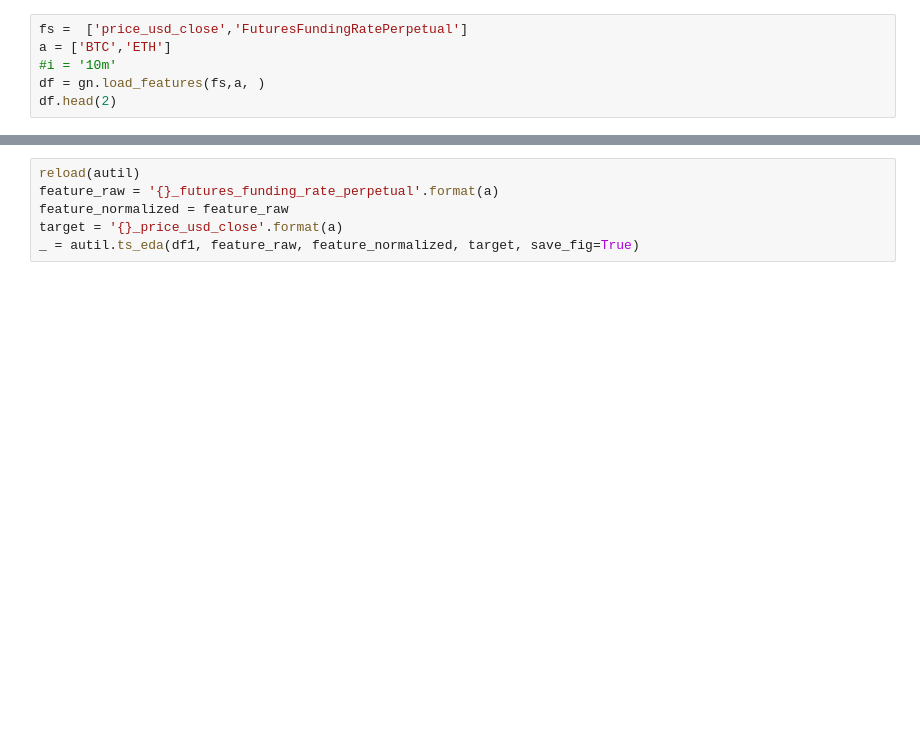
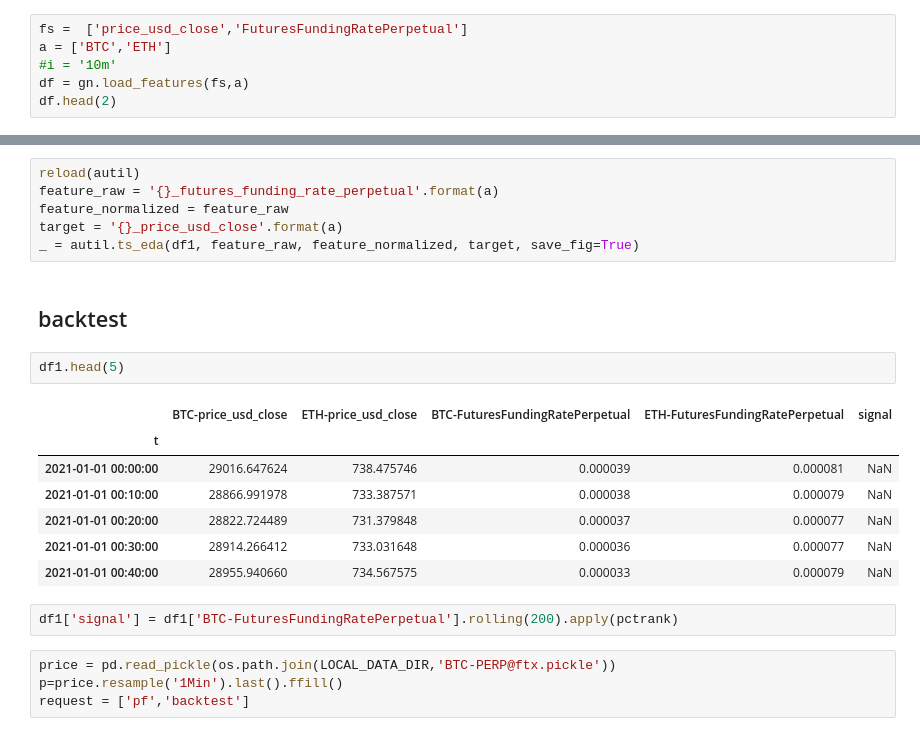
Before and after one commit to webclinic017/cdcqr-1, a Jupyter notebook: cdcqr/data/glassnode/features/derivatives.ipynb, the cells around one changed output, grey strips where cells are left out. Saved outputs shown, nothing was run; the diff lists cells and outputs as text; blank space fills up the shorter version.

Commit message:
modulized backtest

```diff
--- a/cdcqr/data/glassnode/features/derivatives.ipynb
+++ b/cdcqr/data/glassnode/features/derivatives.ipynb
@@ -12,5 +19,5 @@ gn = gnd.GlassnodeData()
 fs =  ['price_usd_close','FuturesFundingRatePerpetual']
 a = ['BTC','ETH']
 #i = '10m'
-df = gn.load_features(fs,a, )
+df = gn.load_features(fs,a)
 df.head(2)
@@ -27,3 +54,21 @@ feature_raw = '{}_futures_funding_rate_perpetual'.format(a)
 feature_normalized = feature_raw
 target = '{}_price_usd_close'.format(a)
 _ = autil.ts_eda(df1, feature_raw, feature_normalized, target, save_fig=True)
+# %% [markdown]
+## backtest
+# %%
+df1.head(5)
+# %% [output]
+|  | BTC-price_usd_close | ETH-price_usd_close | BTC-FuturesFundingRatePerpetual | ETH-FuturesFundingRatePerpetual | signal |
+| t |  |  |  |  |  |
+| 2021-01-01 00:00:00 | 29016.647624 | 738.475746 | 0.000039 | 0.000081 | NaN |
+| 2021-01-01 00:10:00 | 28866.991978 | 733.387571 | 0.000038 | 0.000079 | NaN |
+| 2021-01-01 00:20:00 | 28822.724489 | 731.379848 | 0.000037 | 0.000077 | NaN |
+| 2021-01-01 00:30:00 | 28914.266412 | 733.031648 | 0.000036 | 0.000077 | NaN |
+| 2021-01-01 00:40:00 | 28955.940660 | 734.567575 | 0.000033 | 0.000079 | NaN |
+# %%
+df1['signal'] = df1['BTC-FuturesFundingRatePerpetual'].rolling(200).apply(pctrank)
+# %%
+price = pd.read_pickle(os.path.join(LOCAL_DATA_DIR,'BTC-PERP@ftx.pickle'))
+p=price.resample('1Min').last().ffill()
+request = ['pf','backtest']
```
Also changed, not shown: parts of 6 cells of this notebook, 20 other files.
